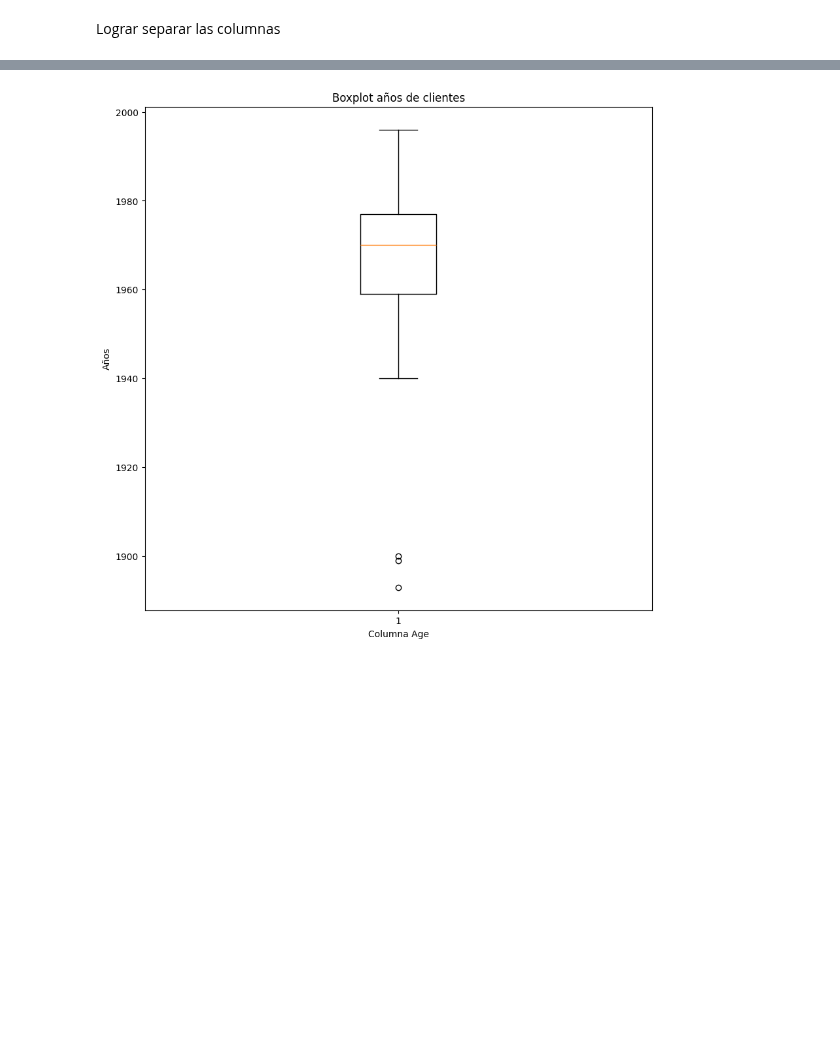
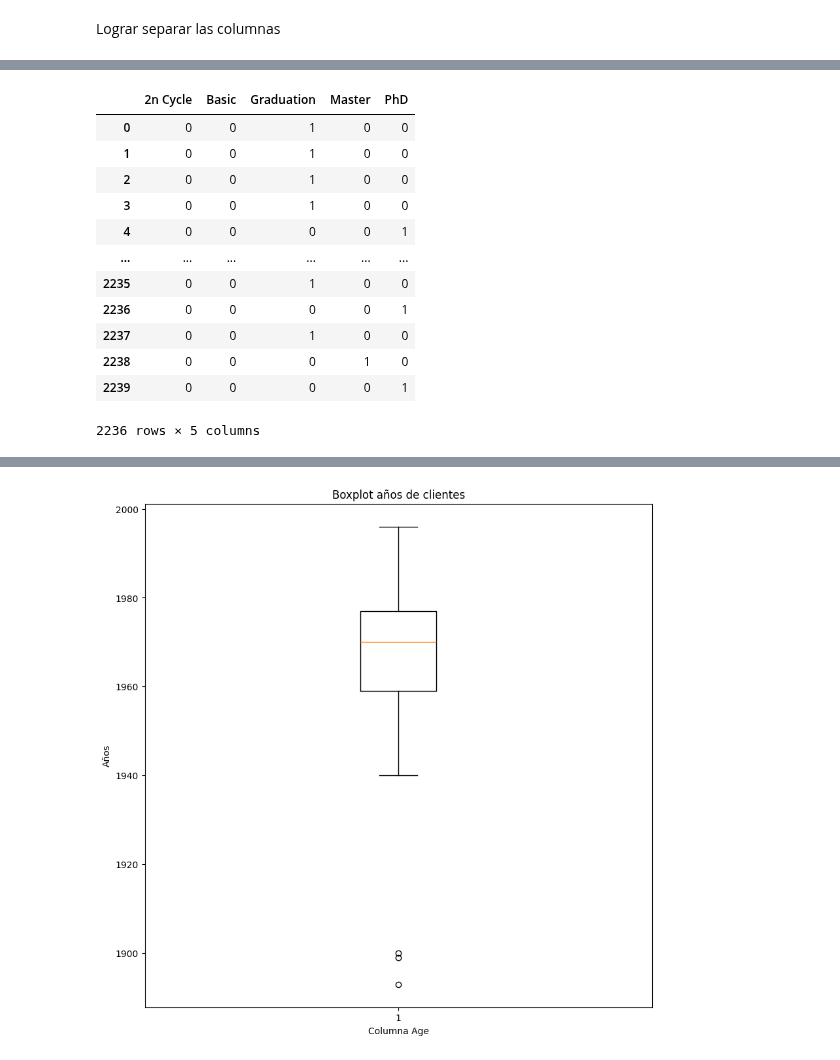
Before and after one commit to JuanDeutsch/DataSheets, a Jupyter notebook: Proyecto1/proyecto1.ipynb, the cells around one changed output, grey strips where cells are left out. Drawn from its saved outputs; the diff is of its cells as text; code cells hidden in the pictures; blank space fills up the shorter version.

```diff
--- a/Proyecto1/proyecto1.ipynb
+++ b/Proyecto1/proyecto1.ipynb
@@ -153,0 +202,18 @@ Conocer los index de las columnas
+# %%
+educacion_numerico = pd.get_dummies(cdf.iloc[:,2], dtype=int)
+cdf = pd.concat([cdf, educacion_numerico], axis=1)
+educacion_numerico
+# %% [output]
+|  | 2n Cycle | Basic | Graduation | Master | PhD |
+| 0 | 0 | 0 | 1 | 0 | 0 |
+| 1 | 0 | 0 | 1 | 0 | 0 |
+| 2 | 0 | 0 | 1 | 0 | 0 |
+| 3 | 0 | 0 | 1 | 0 | 0 |
+| 4 | 0 | 0 | 0 | 0 | 1 |
+| ... | ... | ... | ... | ... | ... |
+| 2235 | 0 | 0 | 1 | 0 | 0 |
+| 2236 | 0 | 0 | 0 | 0 | 1 |
+| 2237 | 0 | 0 | 1 | 0 | 0 |
+| 2238 | 0 | 0 | 0 | 1 | 0 |
+| 2239 | 0 | 0 | 0 | 0 | 1 |
+2236 rows × 5 columns
```
Also changed, not shown: parts of 48 cells of this notebook.
